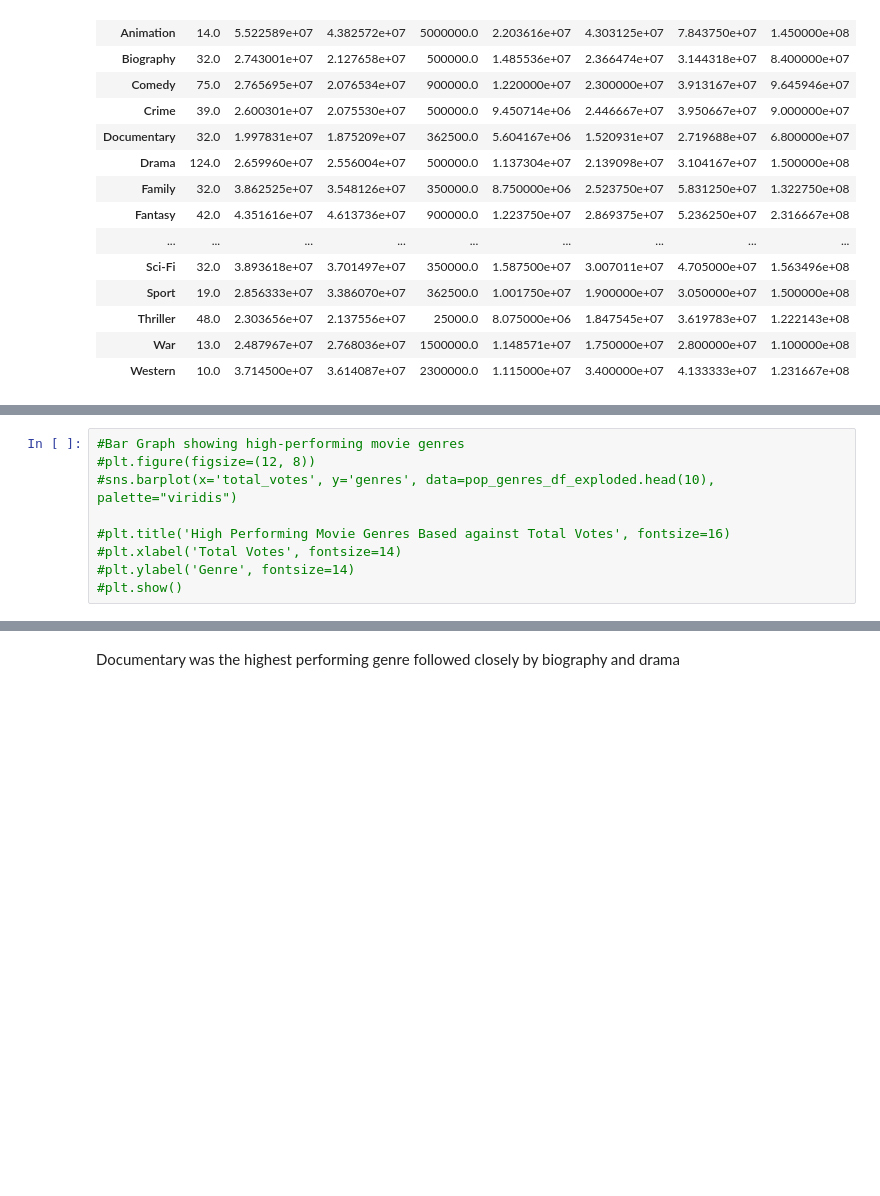
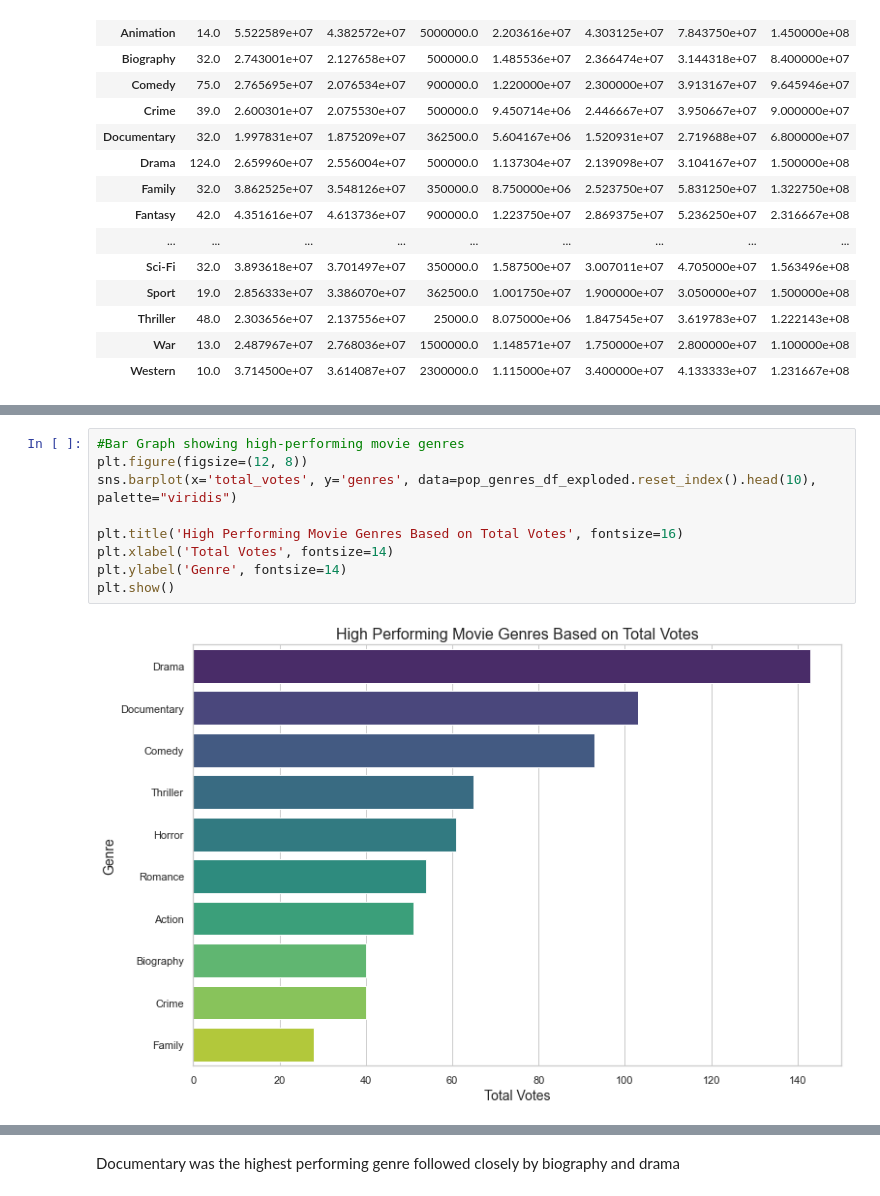
Before and after one commit to Kosilei-web/Phase_2_project_Group_5, a Jupyter notebook: index.ipynb, the cells around one changed output, grey strips where cells are left out. Drawn from its saved outputs; the diff is of its cells as text; blank space fills up the shorter version.

```diff
--- a/index.ipynb
+++ b/index.ipynb
@@ -862,10 +868,12 @@ pop_genres_df_exploded
 | Short | 1.0 | 8.800000 |
 # %%
 #Bar Graph showing high-performing movie genres
-#plt.figure(figsize=(12, 8))
-#sns.barplot(x='total_votes', y='genres', data=pop_genres_df_exploded.head(10), palette="viridis")
+plt.figure(figsize=(12, 8))
+sns.barplot(x='total_votes', y='genres', data=pop_genres_df_exploded.reset_index().head(10), palette="viridis")
 
-#plt.title('High Performing Movie Genres Based against Total Votes', fontsize=16)
-#plt.xlabel('Total Votes', fontsize=14)
-#plt.ylabel('Genre', fontsize=14)
-#plt.show()
+plt.title('High Performing Movie Genres Based on Total Votes', fontsize=16)
+plt.xlabel('Total Votes', fontsize=14)
+plt.ylabel('Genre', fontsize=14)
+plt.show()
+# %% [output]
+[figure, added]
```
Also changed, not shown: parts of 91 cells of this notebook.
